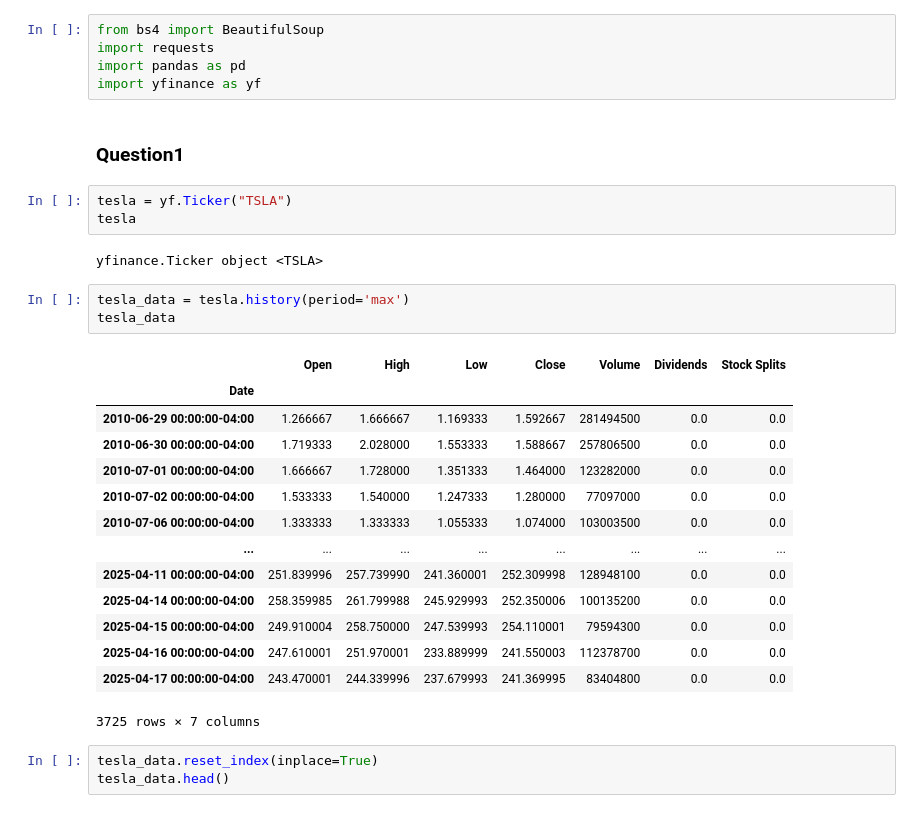
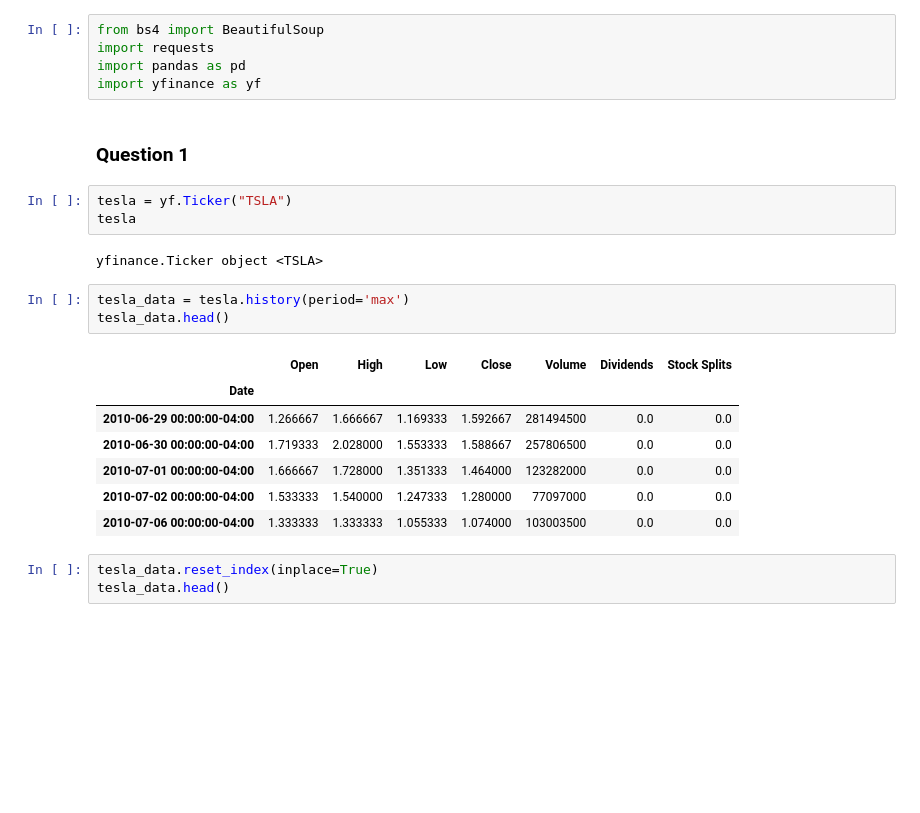
Before and after one commit to mohamedishhaq/web-scraping, a Jupyter notebook: Projects/Extract-Tesla-Stock-Data.ipynb, the cells around one changed output. Drawn from its saved outputs; the diff is of its cells as text; blank space fills up the shorter version.

```diff
--- a/Projects/Extract-Tesla-Stock-Data.ipynb
+++ b/Projects/Extract-Tesla-Stock-Data.ipynb
@@ -4,7 +4,7 @@ import requests
 import pandas as pd
 import yfinance as yf
 # %% [markdown]
-### Question1
+ ### Question 1
 # %%
 tesla = yf.Ticker("TSLA")
 tesla
@@ -12,22 +12,15 @@ tesla
 yfinance.Ticker object <TSLA>
 # %%
 tesla_data = tesla.history(period='max')
-tesla_data
+tesla_data.head()
 # %% [output]
 |  | Open | High | Low | Close | Volume | Dividends | Stock Splits |
 | Date |  |  |  |  |  |  |  |
 | 2010-06-29 00:00:00-04:00 | 1.266667 | 1.666667 | 1.169333 | 1.592667 | 281494500 | 0.0 | 0.0 |
 | 2010-06-30 00:00:00-04:00 | 1.719333 | 2.028000 | 1.553333 | 1.588667 | 257806500 | 0.0 | 0.0 |
 | 2010-07-01 00:00:00-04:00 | 1.666667 | 1.728000 | 1.351333 | 1.464000 | 123282000 | 0.0 | 0.0 |
 | 2010-07-02 00:00:00-04:00 | 1.533333 | 1.540000 | 1.247333 | 1.280000 | 77097000 | 0.0 | 0.0 |
 | 2010-07-06 00:00:00-04:00 | 1.333333 | 1.333333 | 1.055333 | 1.074000 | 103003500 | 0.0 | 0.0 |
-| ... | ... | ... | ... | ... | ... | ... | ... |
-| 2025-04-11 00:00:00-04:00 | 251.839996 | 257.739990 | 241.360001 | 252.309998 | 128948100 | 0.0 | 0.0 |
-| 2025-04-14 00:00:00-04:00 | 258.359985 | 261.799988 | 245.929993 | 252.350006 | 100135200 | 0.0 | 0.0 |
-| 2025-04-15 00:00:00-04:00 | 249.910004 | 258.750000 | 247.539993 | 254.110001 | 79594300 | 0.0 | 0.0 |
-| 2025-04-16 00:00:00-04:00 | 247.610001 | 251.970001 | 233.889999 | 241.550003 | 112378700 | 0.0 | 0.0 |
-| 2025-04-17 00:00:00-04:00 | 243.470001 | 244.339996 | 237.679993 | 241.369995 | 83404800 | 0.0 | 0.0 |
-3725 rows × 7 columns
 # %%
 tesla_data.reset_index(inplace=True)
 tesla_data.head()
```
Also changed, not shown: parts of 2 cells of this notebook.
